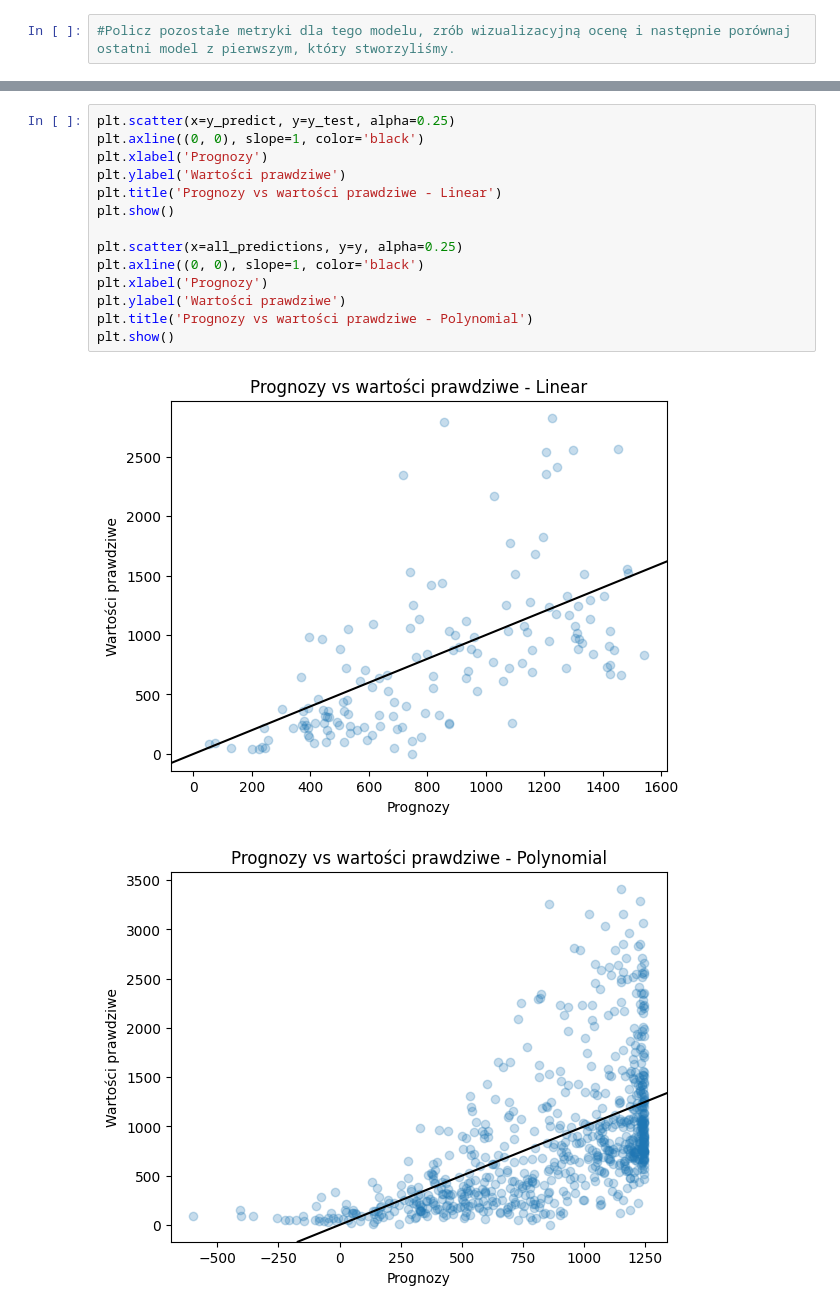
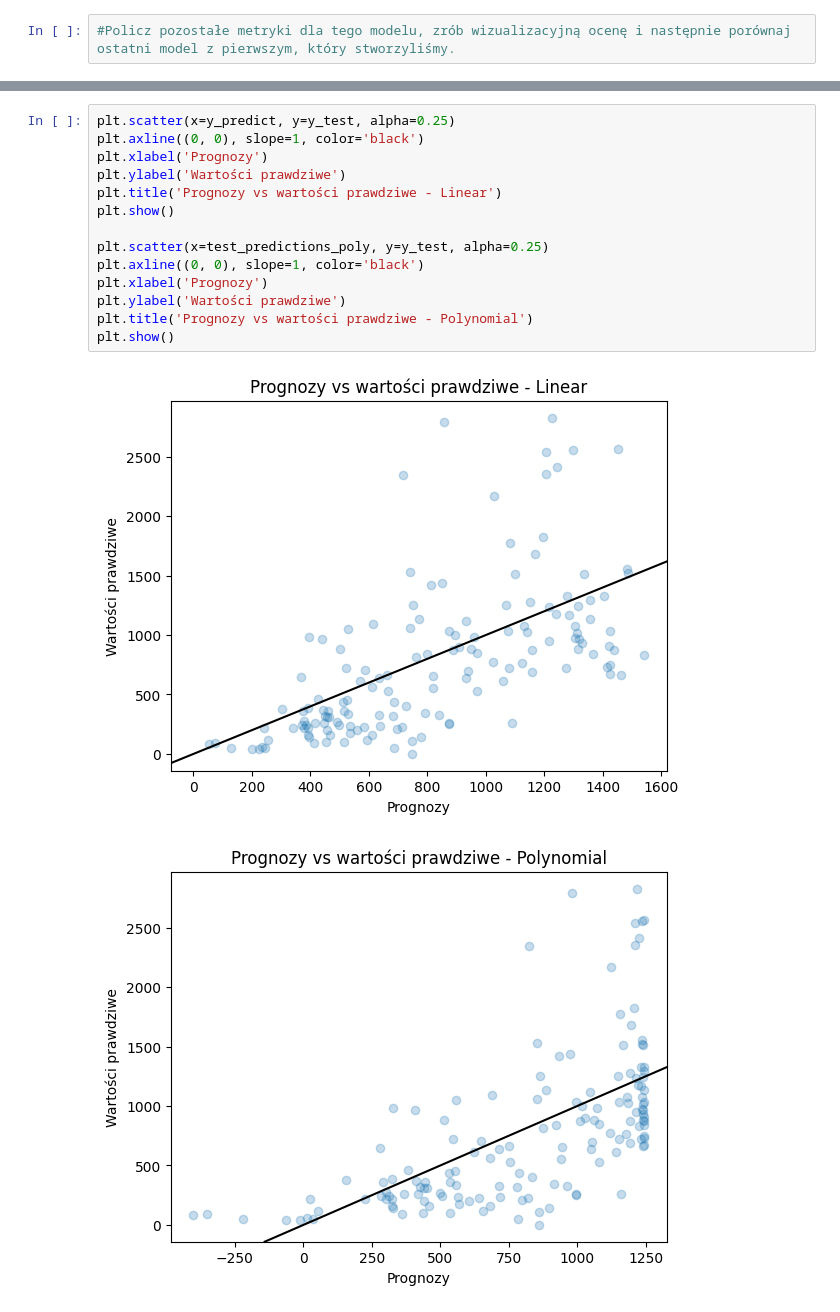
Before and after one commit to KenZooo11/m13.5, a Jupyter notebook: 13.5.ipynb, the cells around one changed output, grey strips where cells are left out. Saved outputs shown, nothing was run; the diff lists cells and outputs as text.

```diff
--- a/13.5.ipynb
+++ b/13.5.ipynb
@@ -271,19 +218,19 @@ df
 # %%
 plt.scatter(x=y_predict, y=y_test, alpha=0.25)
 plt.axline((0, 0), slope=1, color='black')
 plt.xlabel('Prognozy')
 plt.ylabel('Wartości prawdziwe')
 plt.title('Prognozy vs wartości prawdziwe - Linear')
 plt.show()
 
-plt.scatter(x=all_predictions, y=y, alpha=0.25)
+plt.scatter(x=test_predictions_poly, y=y_test, alpha=0.25)
 plt.axline((0, 0), slope=1, color='black')
 plt.xlabel('Prognozy')
 plt.ylabel('Wartości prawdziwe')
 plt.title('Prognozy vs wartości prawdziwe - Polynomial')
 plt.show()
 # %% [output]
 [figure]
-[figure, old version]
+[figure, new version]
 # %%
 #Linear Regression:
```
Also changed, not shown: parts of 6 cells of this notebook.
